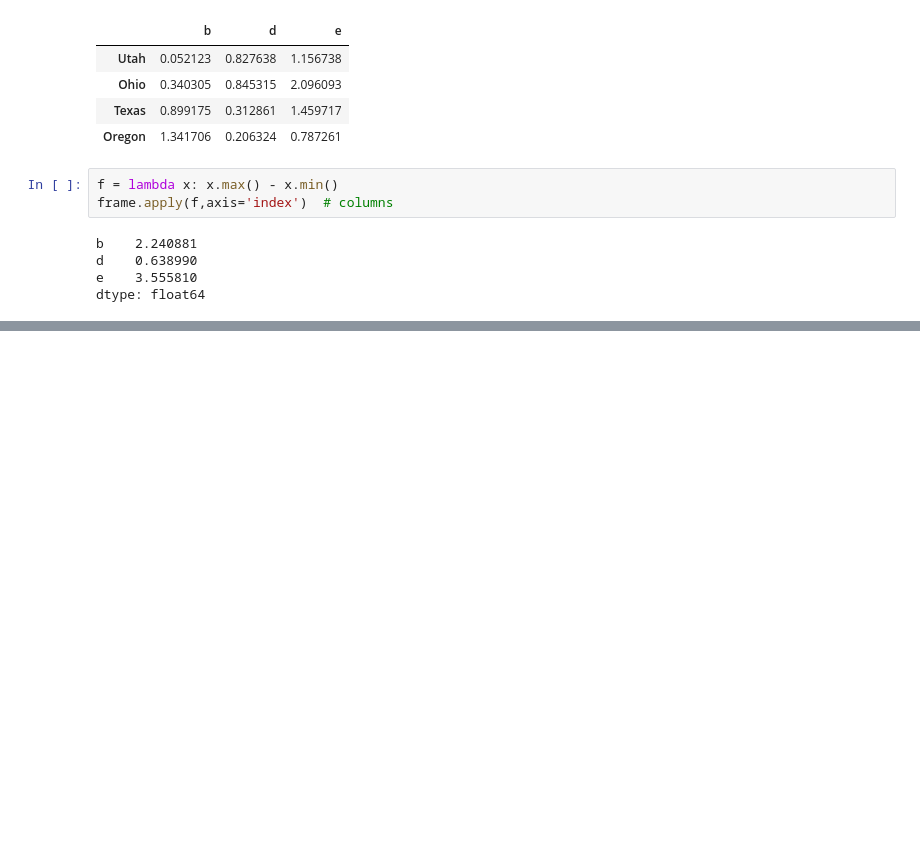
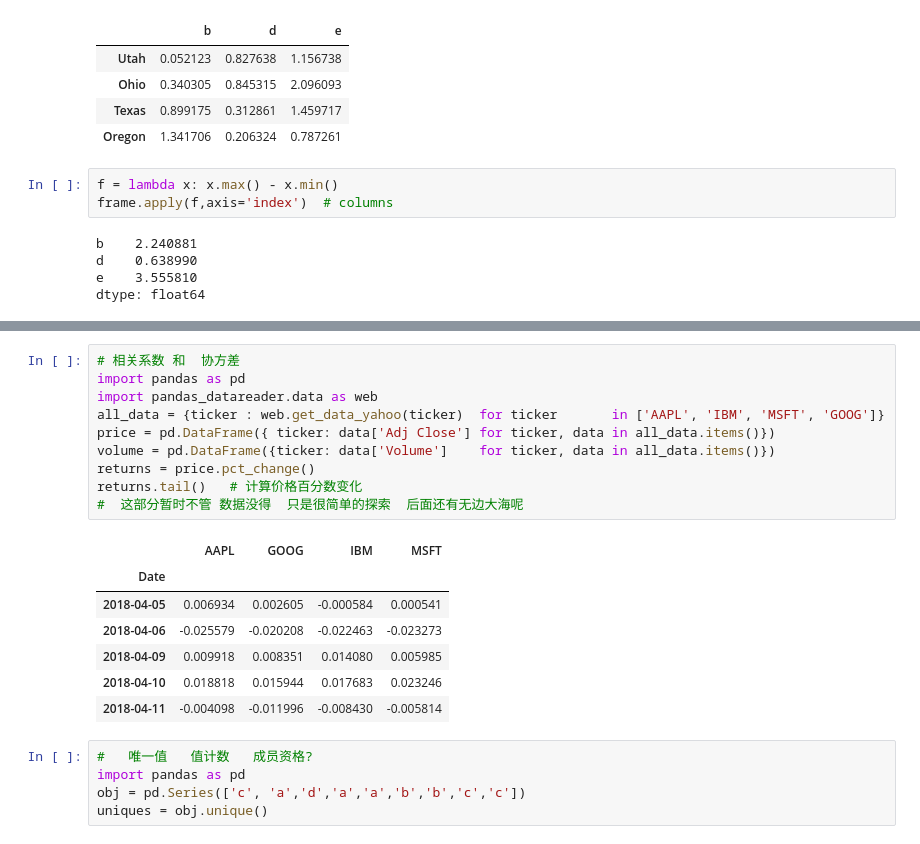
Before and after one commit to zeroonechange/python, a Jupyter notebook: data_analysis/pandas_test.ipynb, the cells around one changed output, grey strips where cells are left out. Drawn from its saved outputs; the diff is of its cells as text; blank space fills up the shorter version.

Commit message:
finish the basic of pandas

```diff
--- a/data_analysis/pandas_test.ipynb
+++ b/data_analysis/pandas_test.ipynb
@@ -712,0 +877,23 @@ frame.apply(f)
+# %%
+# 相关系数 和  协方差
+import pandas as pd
+import pandas_datareader.data as web
+all_data = {ticker : web.get_data_yahoo(ticker)  for ticker       in ['AAPL', 'IBM', 'MSFT', 'GOOG']}
+price = pd.DataFrame({ ticker: data['Adj Close'] for ticker, data in all_data.items()})
+volume = pd.DataFrame({ticker: data['Volume']    for ticker, data in all_data.items()})
+returns = price.pct_change()
+returns.tail()   # 计算价格百分数变化
+#  这部分暂时不管 数据没得  只是很简单的探索  后面还有无边大海呢
+# %% [output]
+|  | AAPL | GOOG | IBM | MSFT |
+| Date |  |  |  |  |
+| 2018-04-05 | 0.006934 | 0.002605 | -0.000584 | 0.000541 |
+| 2018-04-06 | -0.025579 | -0.020208 | -0.022463 | -0.023273 |
+| 2018-04-09 | 0.009918 | 0.008351 | 0.014080 | 0.005985 |
+| 2018-04-10 | 0.018818 | 0.015944 | 0.017683 | 0.023246 |
+| 2018-04-11 | -0.004098 | -0.011996 | -0.008430 | -0.005814 |
+# %%
+#   唯一值   值计数   成员资格?
+import pandas as pd
+obj = pd.Series(['c', 'a','d','a','a','b','b','c','c'])
+uniques = obj.unique()
```
Also changed, not shown: parts of 21 cells of this notebook.
